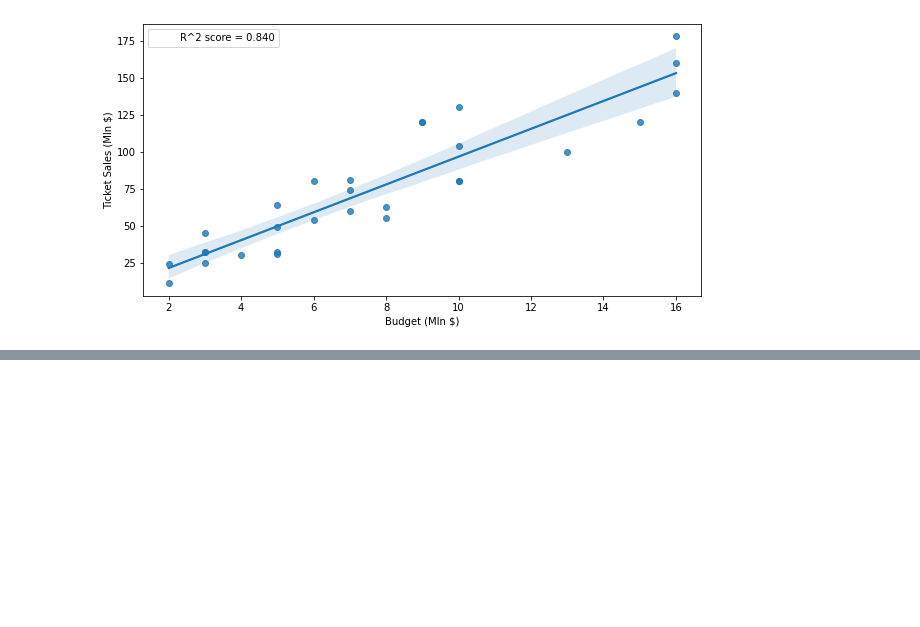
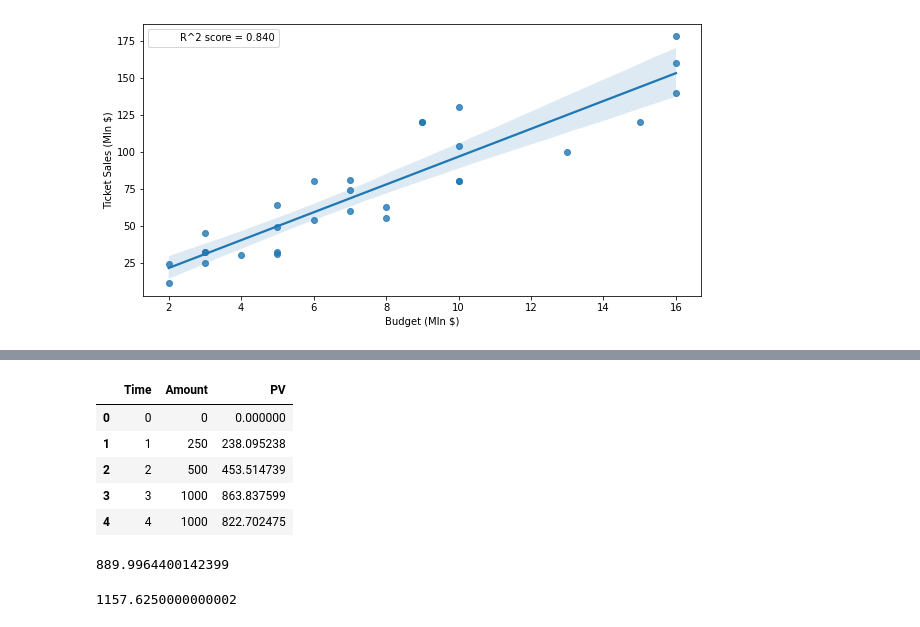
Before and after one commit to pedrohrosabraun/6-sigma, a Jupyter notebook: Calculating metrics.ipynb, the cells around one changed output, grey strips where cells are left out. Cells and saved outputs as stored; diff of their text form; code cells hidden in the pictures; blank space fills up the shorter version.

```diff
--- a/Calculatin metrics.ipynb
+++ b/Calculating metrics.ipynb
@@ -251,0 +265,21 @@ sns.regplot(x='Budget (Mln $)',y='Ticket Sales (Mln $)', data=dfmov)
+# %%
+dr = 0.05
+# %%
+dfpv['PV'] = (dfpv['Amount'])/((1+dr)**dfpv['Time'])
+# %%
+dfpv.head()
+# %% [output]
+|  | Time | Amount | PV |
+| 0 | 0 | 0 | 0.000000 |
+| 1 | 1 | 250 | 238.095238 |
+| 2 | 2 | 500 | 453.514739 |
+| 3 | 3 | 1000 | 863.837599 |
+| 4 | 4 | 1000 | 822.702475 |
+# %%
+1000/((1.06)**2)
+# %% [output]
+889.9964400142399
+# %%
+((1.05)**3)*1000
+# %% [output]
+1157.6250000000002
```
Also changed, not shown: parts of 4 cells of this notebook, 3 other files.
